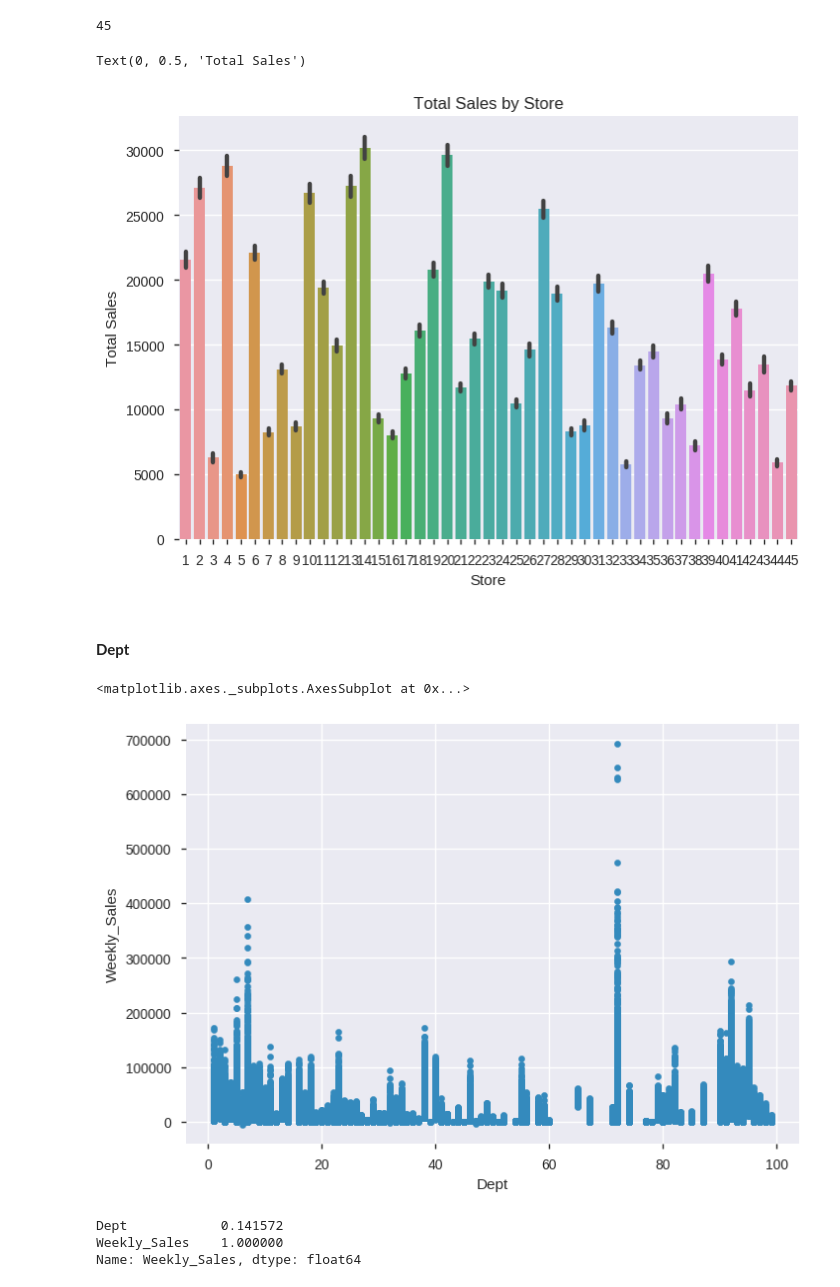
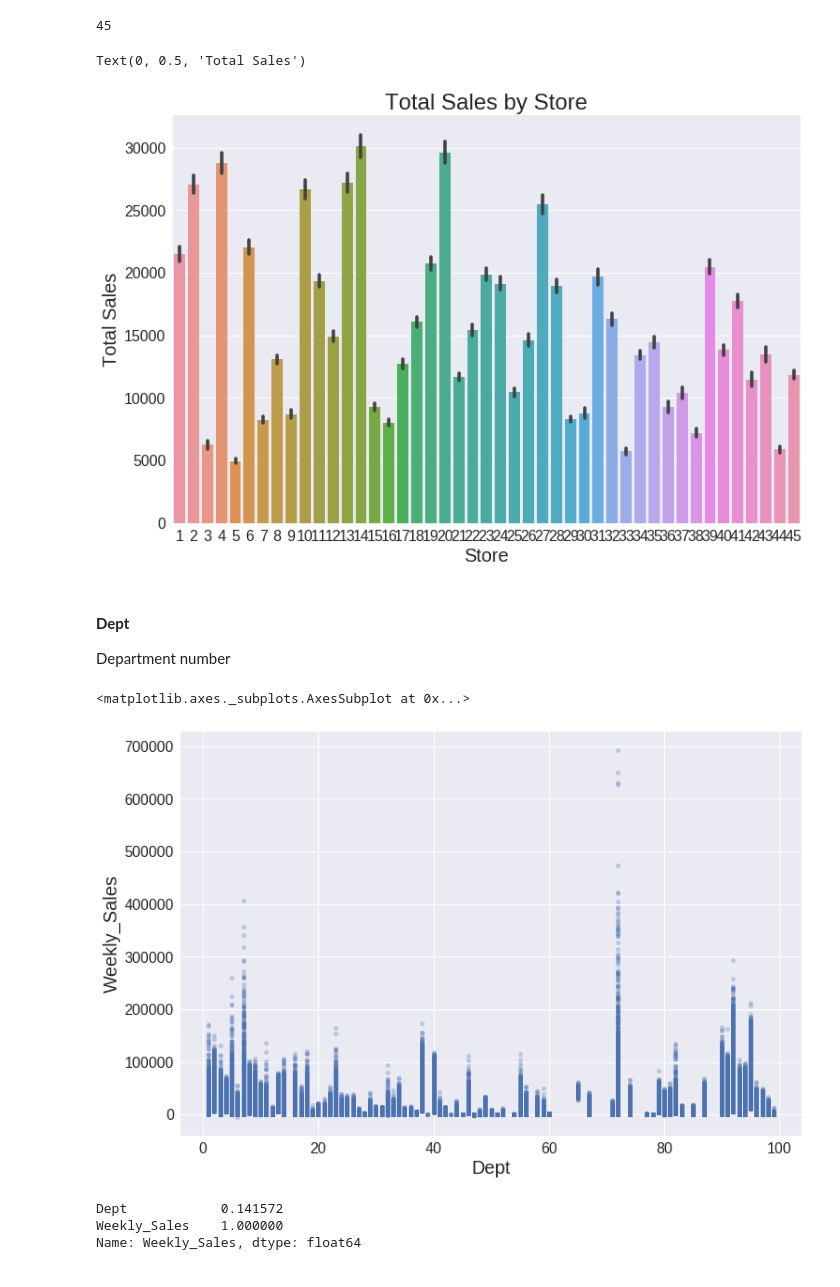
Before and after one commit to PieroNarciso/Walmart_forecasting_ML, a Jupyter notebook: EDA.ipynb, the cells around one changed output. Saved outputs shown, nothing was run; the diff lists cells and outputs as text; code cells hidden in the pictures.

```diff
--- a/EDA.ipynb
+++ b/EDA.ipynb
@@ -1,10 +1,21 @@
 # %%
 import numpy as np
 import pandas as pd
-import matplotlib.pyplot as plt; plt.style.use('seaborn')
+import matplotlib.pyplot as plt
 import pandas_profiling
 import seaborn as sns
+import matplotlib as mpl
 %matplotlib inline
+plt.style.use('seaborn')
+mpl.rcParams.update({'axes.titlesize': 24,
+                     'axes.labelsize': 20,
+                     'lines.linewidth': 2,
+                     'lines.markersize': 10,
+                     'xtick.labelsize': 16,
+                     'ytick.labelsize': 16,
+                     'figure.figsize': (12, 8),
+                     'legend.fontsize': 13,
+                     'legend.handlelength': 2})
 # %%
 from google.colab import drive
 drive.mount('/content/drive')
@@ -236,15 +243,17 @@ ax.set_title("Total Sales by Store")
 ax.set_ylabel("Total Sales")
 # %% [output]
 Text(0, 0.5, 'Total Sales')
-[figure, old version]
+[figure, new version]
 # %% [markdown]
 #### **Dept**
+
+Department number
 # %%
 # Scatter plot
-train_set.plot(kind='scatter', x='Dept', y='Weekly_Sales')
+train_set.plot(kind='scatter', x='Dept', y='Weekly_Sales', alpha=0.3)
 # %% [output]
 <matplotlib.axes._subplots.AxesSubplot at 0x...>
-[figure, old version]
+[figure, new version]
 # %%
 # Correlation with weekly sales
 train_set[['Dept', 'Weekly_Sales']].corr()['Weekly_Sales']
```
Also changed, not shown: parts of 36 cells of this notebook.
